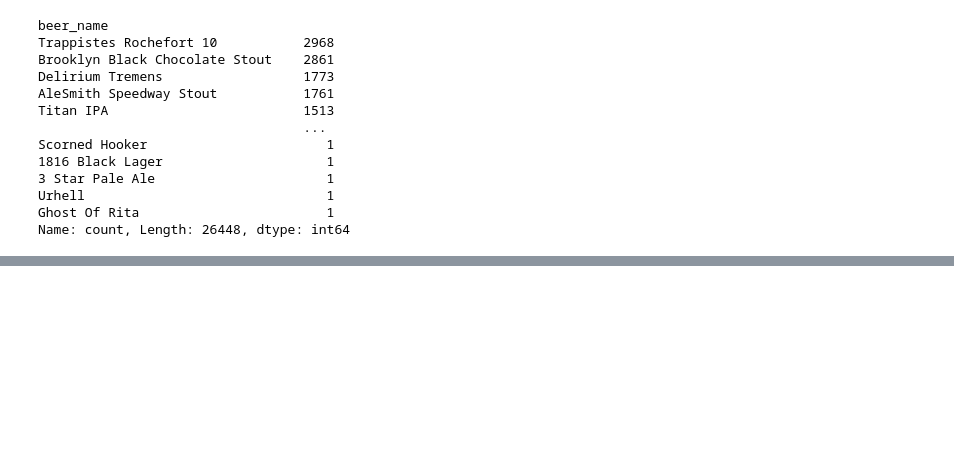
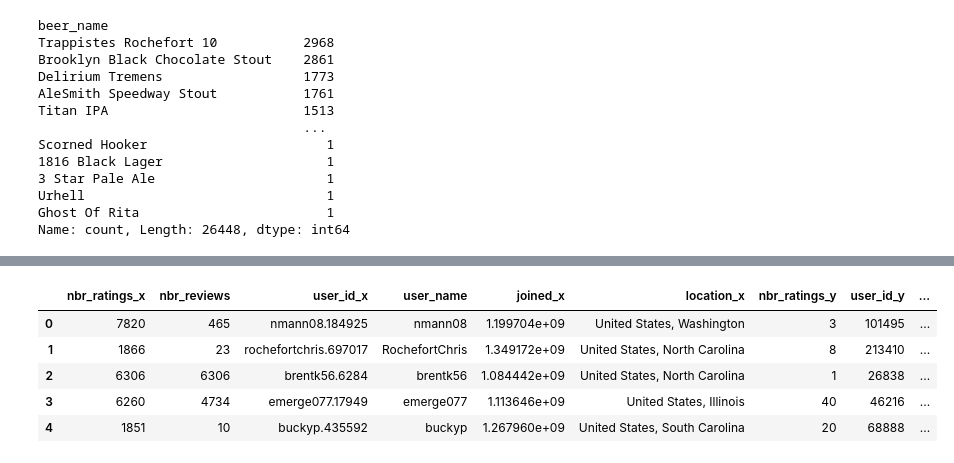
Before and after one commit to epfl-ada/ada-2023-project-riskybiscuits, a Jupyter notebook: example_notebook.ipynb, the cells around one changed output, grey strips where cells are left out. Cells and saved outputs as stored; diff of their text form; code cells hidden in the pictures; blank space fills up the shorter version.

```diff
--- a/example_notebook.ipynb
+++ b/example_notebook.ipynb
@@ -36,0 +81,12 @@ Name: count, Length: 26448, dtype: int64
+# %%
+# See how many users are in common between the two datasets BA and RB
+users_ba_rb = pd.merge(users_ba, users_rb, on=['user_name'], how='inner')
+
+users_ba_rb.head()
+# %% [output]
+|  | nbr_ratings_x | nbr_reviews | user_id_x | user_name | joined_x | location_x | nbr_ratings_y | user_id_y | ... |
+| 0 | 7820 | 465 | nmann08.184925 | nmann08 | 1.199704e+09 | United States, Washington | 3 | 101495 | ... |
+| 1 | 1866 | 23 | rochefortchris.697017 | RochefortChris | 1.349172e+09 | United States, North Carolina | 8 | 213410 | ... |
+| 2 | 6306 | 6306 | brentk56.6284 | brentk56 | 1.084442e+09 | United States, North Carolina | 1 | 26838 | ... |
+| 3 | 6260 | 4734 | emerge077.17949 | emerge077 | 1.113646e+09 | United States, Illinois | 40 | 46216 | ... |
+| 4 | 1851 | 10 | buckyp.435592 | buckyp | 1.267960e+09 | United States, South Carolina | 20 | 68888 | ... |
```
Also changed, not shown: parts of 7 cells of this notebook.
